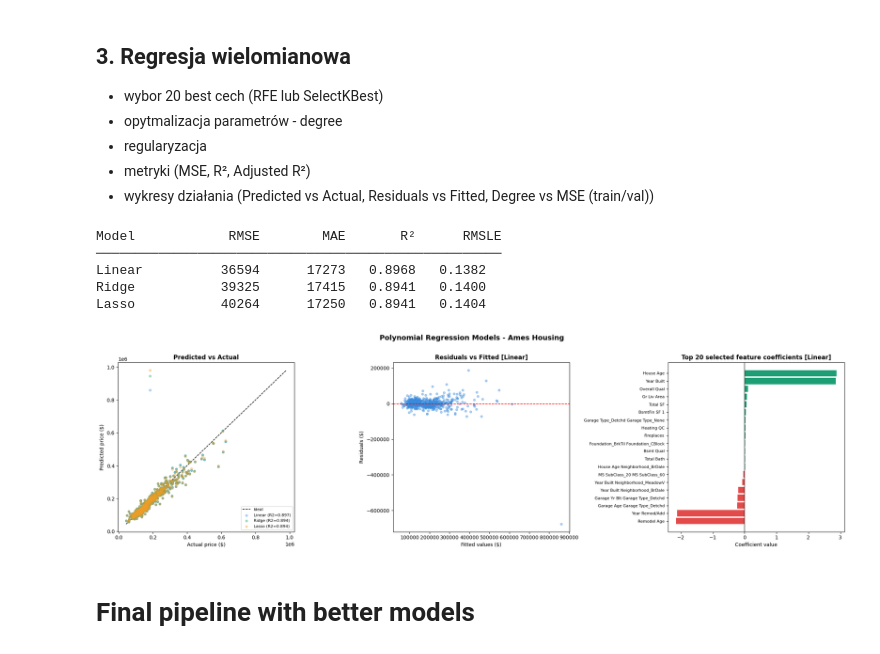
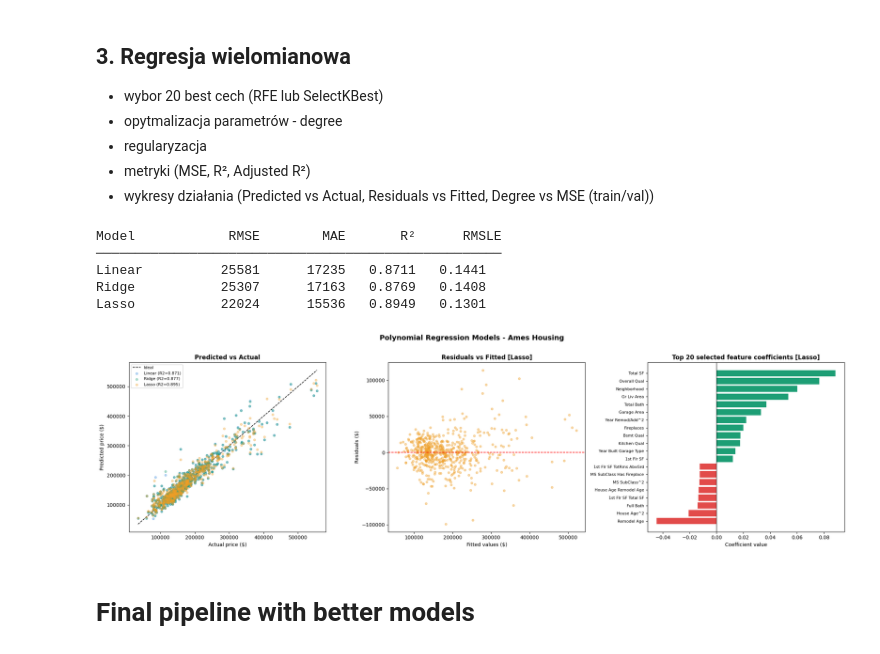
Before and after one commit to fistaszek2009/PropertyValuePredictor, a Jupyter notebook: task.ipynb, the cells around one changed output. Saved outputs shown, nothing was run; the diff lists cells and outputs as text; code cells hidden in the pictures.

```diff
--- a/task.ipynb
+++ b/task.ipynb
@@ -37,7 +37,7 @@ df.head()
 * Standaryzacja (StandardScaler)
 * Numeric skew transforms (log1p)
 # %%
-RANDOM_STATE = 42
+RANDOM_STATE = 40
 
 def add_ames_features(data):
     X = data.copy()
@@ -123,6 +123,9 @@ plt.tight_layout()
 plt.show()
 # %% [output]
 [figure]
+# %%
+outliers = df[y_log < 10.0]
+df.drop(outliers.index, inplace=True)
 # %%
 from sklearn.model_selection import train_test_split
 
@@ -313,9 +314,9 @@ ax.legend()
 plt.tight_layout()
 plt.show()
 
-X_train_clean = X_train[ ~known_outlier_mask] # ~train_iso_mask &
-y_train_clean = y_train[~known_outlier_mask]
-y_train_log = y_train_log[ ~known_outlier_mask]
+X_train_clean = X_train[~train_iso_mask & ~known_outlier_mask] # ~train_iso_mask &
+y_train_clean = y_train[~train_iso_mask & ~known_outlier_mask]
+y_train_log = y_train_log[~train_iso_mask & ~known_outlier_mask]
 X_test_clean = X_test
 y_test_clean = y_test
 # %% [output]
@@ -649,13 +650,13 @@ from sklearn.exceptions import ConvergenceWarning
 
 simplefilter("ignore", category=ConvergenceWarning)
 
-poly = PolynomialFeatures(degree=2, include_bias=True)
-selector = SelectKBest(score_func=f_regression, k=40)
+poly = PolynomialFeatures(degree=2, include_bias=False)
+selector = SelectKBest(score_func=f_regression, k=25)
 
 pipe_linear = Pipeline([
+    ('selector', selector),
     ('poly', poly),
     ('variance_threshold', VarianceThreshold(threshold=1e-5)),
-    ('selector', selector),
     ('model', LinearRegression())
 ])
 pipe_linear.fit(X_train_clean_scaled, y_train_log)
@@ -663,9 +664,9 @@ reg_linear_y_pred_log = pipe_linear.predict(X_test_clean_scaled)
 reg_linear_y_pred = np.expm1(reg_linear_y_pred_log)
 
 pipe_ridge = Pipeline([
+    ('selector', selector),
     ('poly', poly),
     ('variance_threshold', VarianceThreshold(threshold=1e-5)),
-    ('selector', selector),
     ('model', Ridge(alpha=0.01))
 ])
 # ridge_params = {'model__alpha': [0.01, 0.1, 1.0, 3.0, 10.0, 30.0, 100.0, 300.0]}
@@ -677,9 +678,9 @@ reg_ridge_y_pred = np.expm1(reg_ridge_y_pred_log)
 # print(f"Ridge best alpha: {ridge_gs.best_params_['model__alpha']}")
 
 pipe_lasso = Pipeline([
+    ('selector', selector),
     ('poly', poly),
     ('variance_threshold', VarianceThreshold(threshold=1e-5)),
-    ('selector', selector),
     ('model', Lasso(alpha=0.001,max_iter=10000))
 ])
 # lasso_params = {'model__alpha': [0.001, 0.01, 0.1, 0.5, 1.0, 3.0, 10.0]}
@@ -698,7 +699,7 @@ n_features = 40
 models = {
     'Linear':  (reg_linear_y_pred_log, reg_linear_y_pred, pipe_linear),
     'Ridge':   (reg_ridge_y_pred_log, reg_ridge_y_pred, ridge_gs), #.best_estimator__
-    'Lasso':   (reg_ridge_y_pred_log, reg_lasso_y_pred, lasso_gs),
+    'Lasso':   (reg_lasso_y_pred_log, reg_lasso_y_pred, lasso_gs),
 }
 
 print(f"\n{'Model':<10} {'RMSE':>10} {'MAE':>10} {'R²':>8} {'RMSLE':>10}")
@@ -709,15 +710,15 @@ for name, (y_pred_log, y_pred, model) in models.items():
     rmse = np.sqrt(mse)
     mae  = mean_absolute_error(y_test_clean, y_pred)
     r2   = r2_score(y_test_log, y_pred_log)
-    rmsle = np.sqrt(mean_squared_error(y_test_log, np.log1p(y_pred)))
+    rmsle = np.sqrt(mean_squared_error(y_test_log, y_pred_log))
     results[name] = dict(y_pred=y_pred, rmse=rmse, mae=mae, r2=r2, rmsle=rmsle, model=model)
     print(f"{name:<10} {rmse:>10.0f} {mae:>10.0f} {r2:>8.4f} {rmsle:>8.4f}")
 # %% [output]
 Model            RMSE        MAE       R²      RMSLE
 ────────────────────────────────────────────────────
-Linear          36594      17273   0.8968   0.1382
-Ridge           39325      17415   0.8941   0.1400
-Lasso           40264      17250   0.8941   0.1404
+Linear          25581      17235   0.8711   0.1441
+Ridge           25307      17163   0.8769   0.1408
+Lasso           22024      15536   0.8949   0.1301
 # %%
 fig = plt.figure(figsize=(21, 6))
 colors = {'Linear': '#378ADD', 'Ridge': '#1D9E75', 'Lasso': '#EF9F27'}
@@ -741,39 +742,39 @@ best_name = min(results, key=lambda n: results[n]['rmse'])
 best = results[best_name]
 residuals = y_test_clean - best['y_pred']
 ax2.axhline(0, color='red', lw=1.2, ls='--')
 ax2.scatter(best['y_pred'], residuals, alpha=0.4, s=18, color=colors[best_name])
 ax2.set_xlabel('Fitted values ($)')
 ax2.set_ylabel('Residuals ($)')
 ax2.set_title(f'Residuals vs Fitted [{best_name}]', fontweight='bold')
 
 # -- Plot 3: Top-20 polynomial coefficients --
 ax3 = fig.add_subplot(133)
 best_model = best['model']
+selector_step = best_model.named_steps['selector']
 poly_step = best_model.named_steps['poly']
 vt_step = best_model.named_steps['variance_threshold']
-selector_step = best_model.named_steps['selector']
 
 # Feature names must pass through the same transformers as the data:
-# PolynomialFeatures -> VarianceThreshold -> SelectKBest.
-poly_feat_names = poly_step.get_feature_names_out(X_train_clean.columns)
-vt_feat_names = poly_feat_names[vt_step.get_support()]
-selected_features = vt_feat_names[selector_step.get_support()]
+# SelectKBest -> PolynomialFeatures -> VarianceThreshold.
+after_selector = selector_step.get_feature_names_out(X_train_clean.columns)
+after_poly = poly_step.get_feature_names_out(after_selector)
+selected_features = after_poly[vt_step.get_support()]
 
 coefs = pd.Series(best_model.named_steps['model'].coef_, index=selected_features)
 top20 = coefs.abs().nlargest(20).index
 coefs_top = coefs[top20].sort_values()
 bar_colors = ['#1D9E75' if v > 0 else '#E24B4A' for v in coefs_top]
 ax3.barh(coefs_top.index, coefs_top.values, color=bar_colors)
 ax3.axvline(0, color='black', lw=0.8)
 ax3.set_title(f'Top 20 selected feature coefficients [{best_name}]', fontweight='bold')
 ax3.set_xlabel('Coefficient value')
 ax3.tick_params(axis='y', labelsize=8)
 
 plt.suptitle('Polynomial Regression Models - Ames Housing', fontsize=14, fontweight='bold', y=1.01)
 plt.tight_layout()
 plt.show()
 # %% [output]
-[figure, old version]
+[figure, new version]
 # %% [markdown]
 # Final pipeline with better models
 # %%
```
Also changed, not shown: parts of 13 cells of this notebook.
